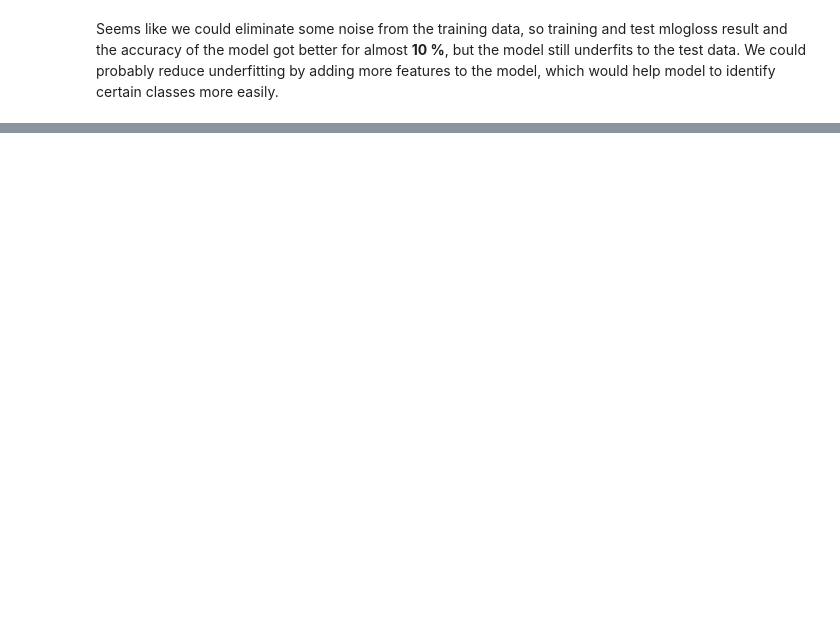
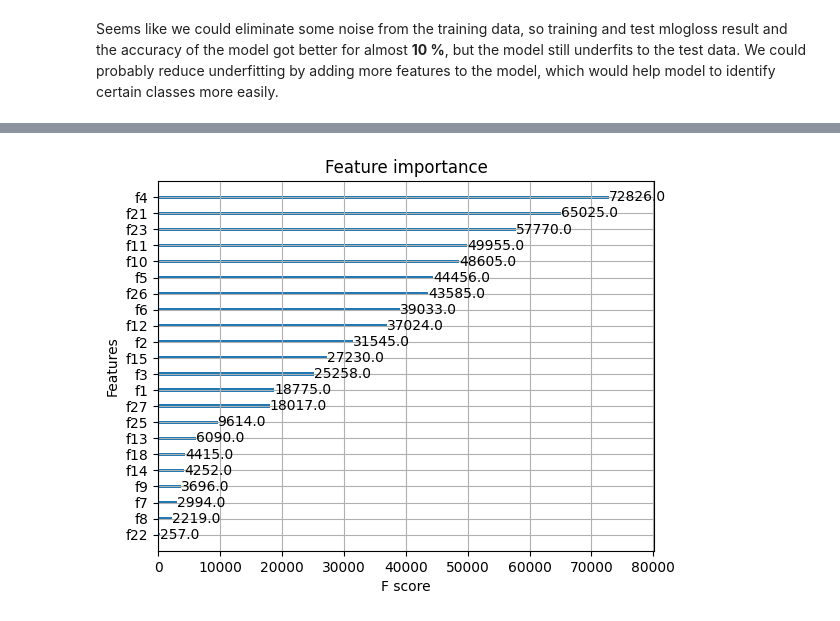
Before and after one commit to SamiAnttalainen/Covid-19_Analysis-Project, a Jupyter notebook: Covid-19_Modeling.ipynb, the cells around one changed output, grey strips where cells are left out. Saved outputs shown, nothing was run; the diff lists cells and outputs as text; code cells hidden in the pictures; blank space fills up the shorter version.

```diff
--- a/Covid-19_Modeling.ipynb
+++ b/Covid-19_Modeling.ipynb
@@ -594,0 +650,5 @@ As we can see from the feature importance plot, that the new added features domi
+# %%
+plot_importance(optimized_model)
+plt.show()
+# %% [output]
+[figure, added]
```
Also changed, not shown: parts of 12 cells of this notebook, 1 other file.
